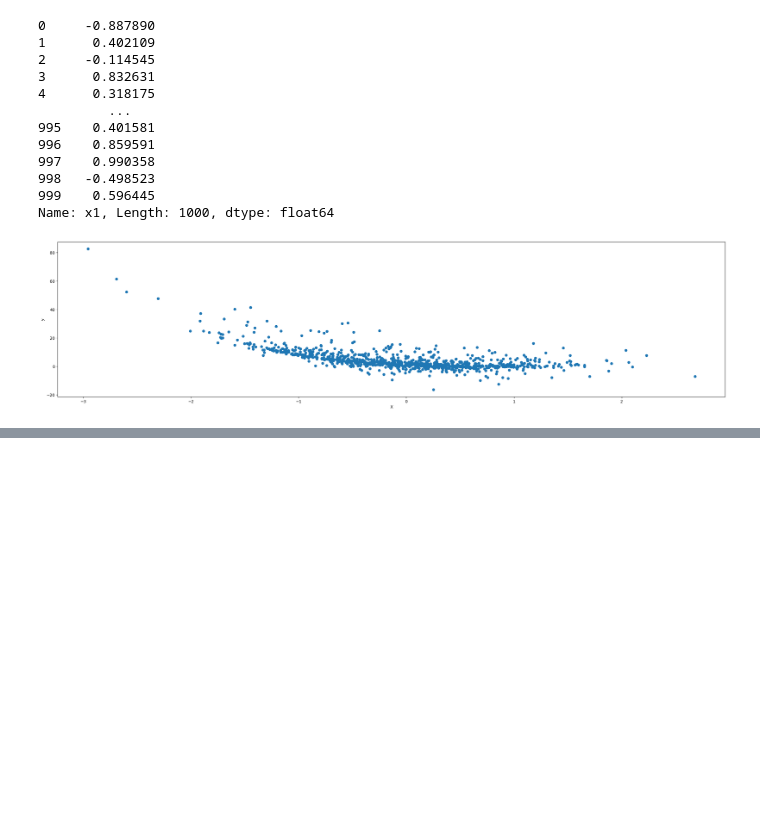
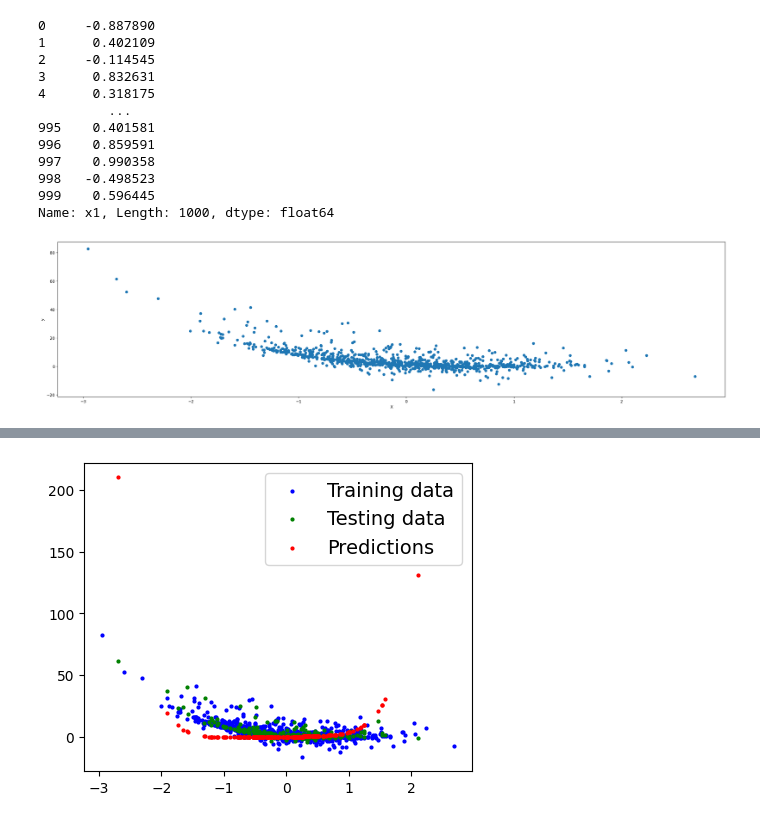
Before and after one commit to MuhammadTarek10/ML-DL, a Jupyter notebook: ml-dl-intro/tasks/poly.ipynb, the cells around one changed output, grey strips where cells are left out. Cells and saved outputs as stored; diff of their text form; code cells hidden in the pictures; blank space fills up the shorter version.

```diff
--- a/ml-dl-intro/tasks/poly.ipynb
+++ b/ml-dl-intro/tasks/poly.ipynb
@@ -50,0 +92,37 @@ plt.show()
+# %%
+import torch
+import torch.nn as nn
+class PolynomialRegressionModel(nn.Module):
+    def __init__(self):
+        super().__init__()
+        self.p1 = nn.Parameter(torch.rand( 1,
+                                                requires_grad=True,
+                                                dtype=torch.float32))
+        self.p2 = nn.Parameter(torch.rand( 1,
+                                                requires_grad=True,
+                                                dtype=torch.float32))
+        self.p3 = nn.Parameter(torch.rand( 1,
+                                                requires_grad=True,
+                                                dtype=torch.float32))
+        self.p4 = nn.Parameter(torch.rand( 1,
+                                                requires_grad=True,
+                                                dtype=torch.float32))
+        self.p5 = nn.Parameter(torch.rand( 1,
+                                                requires_grad=True,
+                                                dtype=torch.float32))
+        self.p6 = nn.Parameter(torch.rand( 1,
+                                                requires_grad=True,
+                                                dtype=torch.float32))
+        self.p7 = nn.Parameter(torch.rand( 1,
+                                                requires_grad=True,
+                                                dtype=torch.float32))
+    def forward(self, x):
+        return self.p1*x**6 + self.p2*x**5 + self.p3*x**4 + self.p4*x**3 + self.p5*x**2 + self.p7*x + self.p7
+# %%
+def divider():
+    print("-----------------------------------")
+torch.manual_seed(42)
+model_1 = PolynomialRegressionModel()
+list(model_1.parameters())
+divider()
+print(model_1.state_dict())
@@ -50,0 +132,6 @@ plt.show()
+# %%
+with torch.inference_mode():
+
+    y_preds = model_1(X_test)
+
+print(f"Values: {y_preds}")
@@ -50,0 +156,4 @@ plt.show()
+# %%
+plot_predictions(train_data=X_train, train_labels=y_train, test_data=X_test, test_labels=y_test, predictions=y_preds)
+# %% [output]
+[figure, added]
```
Also changed, not shown: parts of 92 cells of this notebook.
